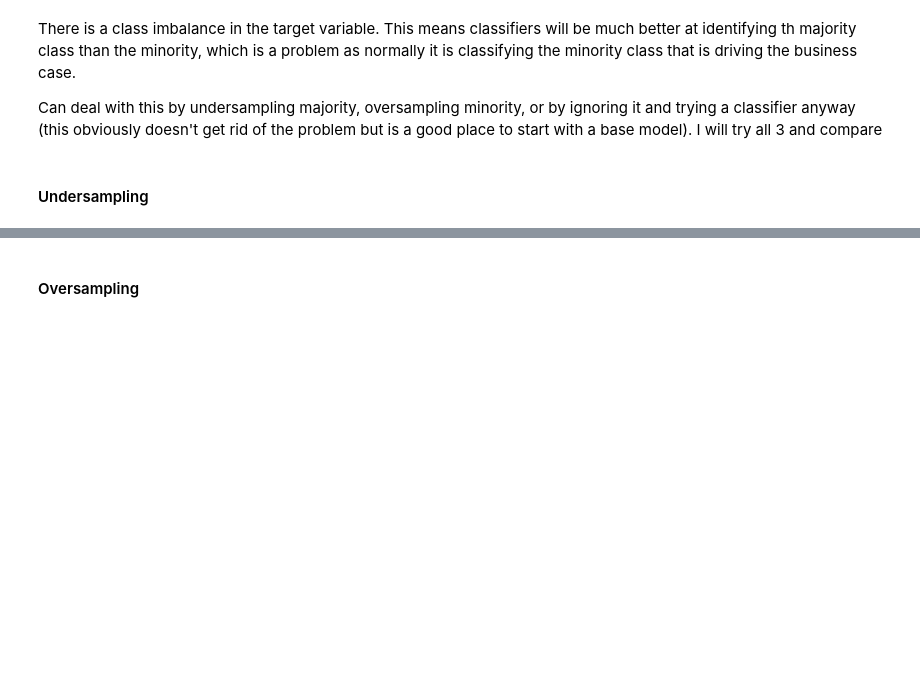
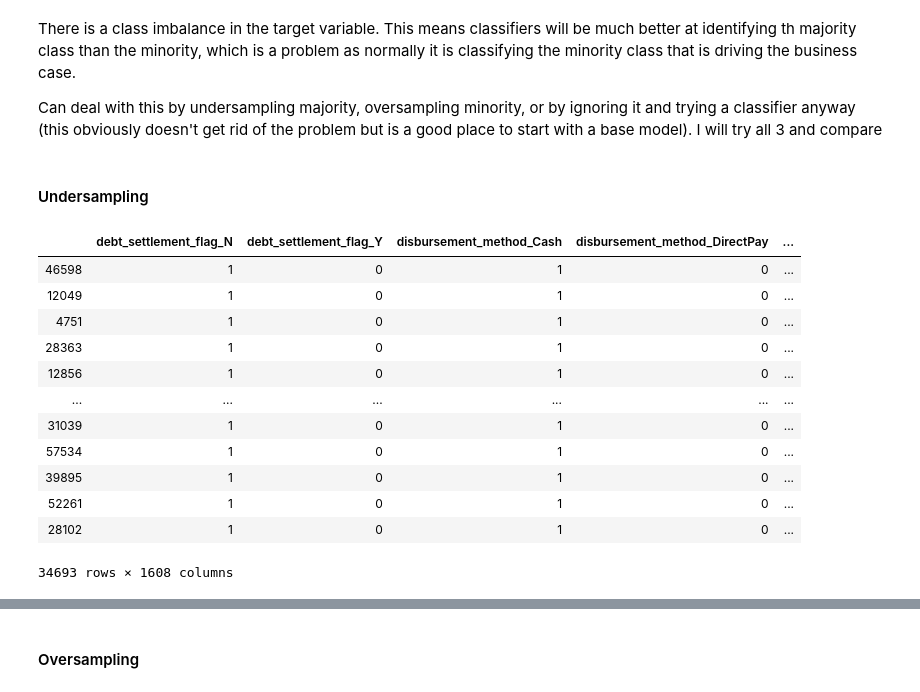
Before and after one commit to joekryan/loan_data_project, a Jupyter notebook: imbalance_strategy_comparison.ipynb, the cells around one changed output, grey strips where cells are left out. Drawn from its saved outputs; the diff is of its cells as text; code cells hidden in the pictures; blank space fills up the shorter version.

```diff
--- a/imbalance_strategy_comparison.ipynb
+++ b/imbalance_strategy_comparison.ipynb
@@ -368,6 +368,24 @@ There is a class imbalance in the target variable. This means classifiers will b
 Can deal with this by undersampling majority, oversampling minority, or by ignoring it and trying a classifier anyway (this obviously doesn't get rid of the problem but is a good place to start with a base model). I will try all 3 and compare
 # %% [markdown]
 #### Undersampling
+# %%
+df_train = pd.concat([X_train, y_train.to_frame()], axis=1)
+# %%
+df_train
+# %% [output]
+|  | debt_settlement_flag_N | debt_settlement_flag_Y | disbursement_method_Cash | disbursement_method_DirectPay | ... |
+| 46598 | 1 | 0 | 1 | 0 | ... |
+| 12049 | 1 | 0 | 1 | 0 | ... |
+| 4751 | 1 | 0 | 1 | 0 | ... |
+| 28363 | 1 | 0 | 1 | 0 | ... |
+| 12856 | 1 | 0 | 1 | 0 | ... |
+| ... | ... | ... | ... | ... | ... |
+| 31039 | 1 | 0 | 1 | 0 | ... |
+| 57534 | 1 | 0 | 1 | 0 | ... |
+| 39895 | 1 | 0 | 1 | 0 | ... |
+| 52261 | 1 | 0 | 1 | 0 | ... |
+| 28102 | 1 | 0 | 1 | 0 | ... |
+34693 rows × 1608 columns
 # %%
 df_train = pd.concat([X_train, y_train.to_frame()], axis=1)
 df_majority = df_train[df_train['loan_status']==0]
```
Also changed, not shown: parts of 45 cells of this notebook.
